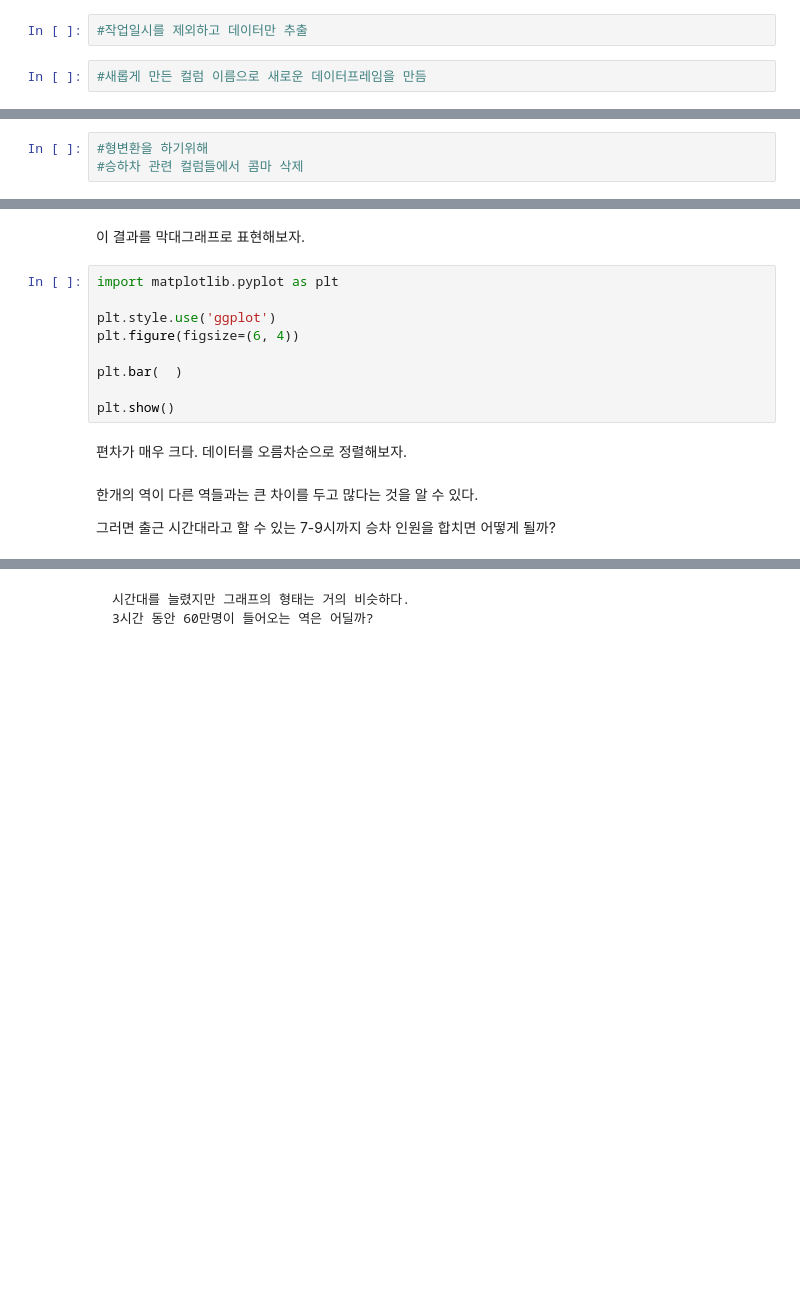
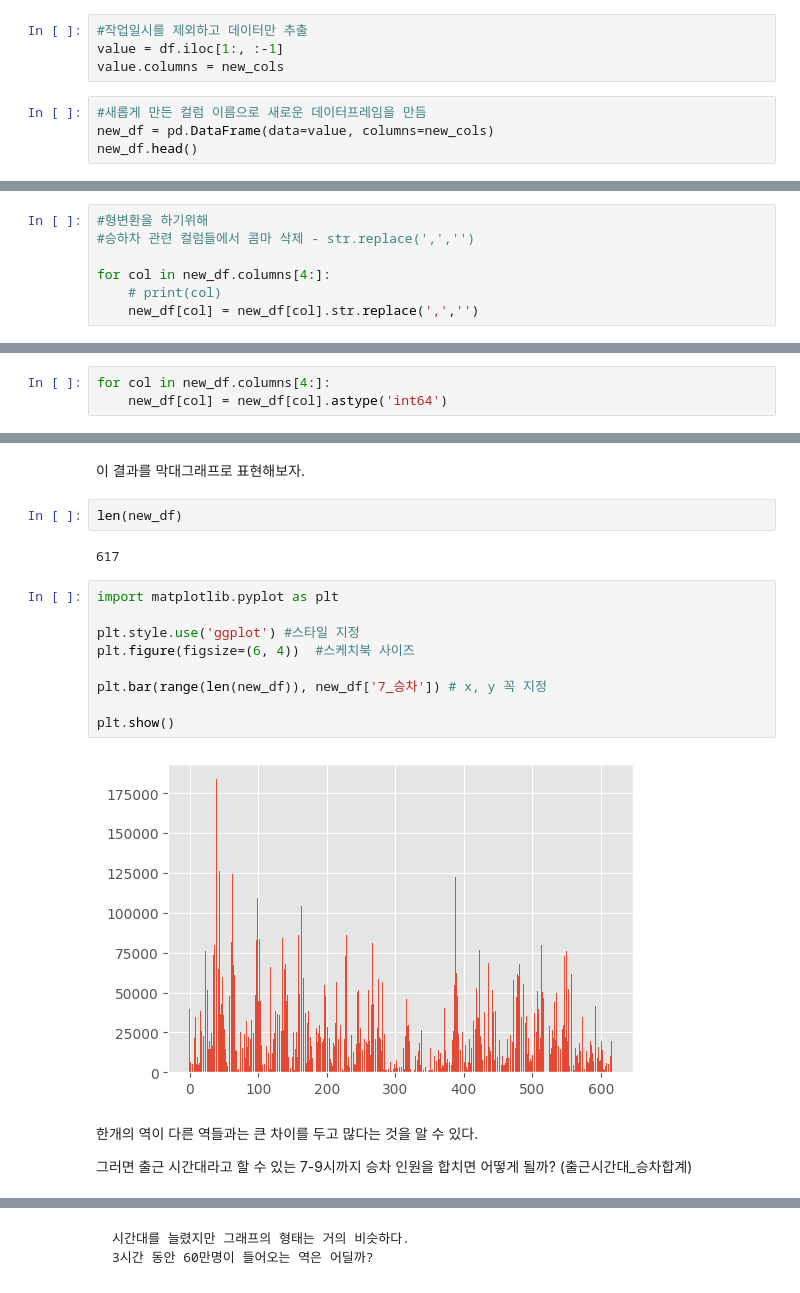
Before and after one commit to Lily-Jeong/Py_DevWork, a Jupyter notebook: DS/2-4.open api[서울지하철유동인구분석]_배포용.ipynb, the cells around one changed output, grey strips where cells are left out. Saved outputs shown, nothing was run; the diff lists cells and outputs as text; blank space fills up the shorter version.

````diff
--- a/DS/2-4.open api[서울지하철유동인구분석]_배포용.ipynb
+++ b/DS/2-4.open api[서울지하철유동인구분석]_배포용.ipynb
@@ -44,4 +132,8 @@ new_cols = ['사용월', '호선명', '역ID', '지하철역']
 # %%
 #작업일시를 제외하고 데이터만 추출
+value = df.iloc[1:, :-1]
+value.columns = new_cols
 # %%
 #새롭게 만든 컬럼 이름으로 새로운 데이터프레임을 만듬
+new_df = pd.DataFrame(data=value, columns=new_cols)
+new_df.head()
@@ -52,4 +172,8 @@ new_cols = ['사용월', '호선명', '역ID', '지하철역']
 ```
 # %%
 #형변환을 하기위해
-#승하차 관련 컬럼들에서 콤마 삭제
+#승하차 관련 컬럼들에서 콤마 삭제 - str.replace(',','')
+
+for col in new_df.columns[4:]:
+    # print(col)
+    new_df[col] = new_df[col].str.replace(',','')
@@ -55,0 +190,3 @@ new_cols = ['사용월', '호선명', '역ID', '지하철역']
+# %%
+for col in new_df.columns[4:]:
+    new_df[col] = new_df[col].astype('int64')
@@ -60,17 +232,21 @@ new_cols = ['사용월', '호선명', '역ID', '지하철역']
 # %% [markdown]
 이 결과를 막대그래프로 표현해보자.
+# %%
+len(new_df)
+# %% [output]
+617
 # %%
 import matplotlib.pyplot as plt
 
-plt.style.use('ggplot')
-plt.figure(figsize=(6, 4))
+plt.style.use('ggplot') #스타일 지정
+plt.figure(figsize=(6, 4))  #스케치북 사이즈
 
-plt.bar(  )
+plt.bar(range(len(new_df)), new_df['7_승차']) # x, y 꼭 지정
 
 plt.show()
+# %% [output]
+[figure, added]
-# %% [markdown]
-편차가 매우 크다. 데이터를 오름차순으로 정렬해보자.
 # %% [markdown]
 한개의 역이 다른 역들과는 큰 차이를 두고 많다는 것을 알 수 있다.
 
-그러면 출근 시간대라고 할 수 있는 7-9시까지 승차 인원을 합치면 어떻게 될까?
+그러면 출근 시간대라고 할 수 있는 7-9시까지 승차 인원을 합치면 어떻게 될까? (출근시간대_승차합계)
````
Also changed, not shown: parts of 20 cells of this notebook.
